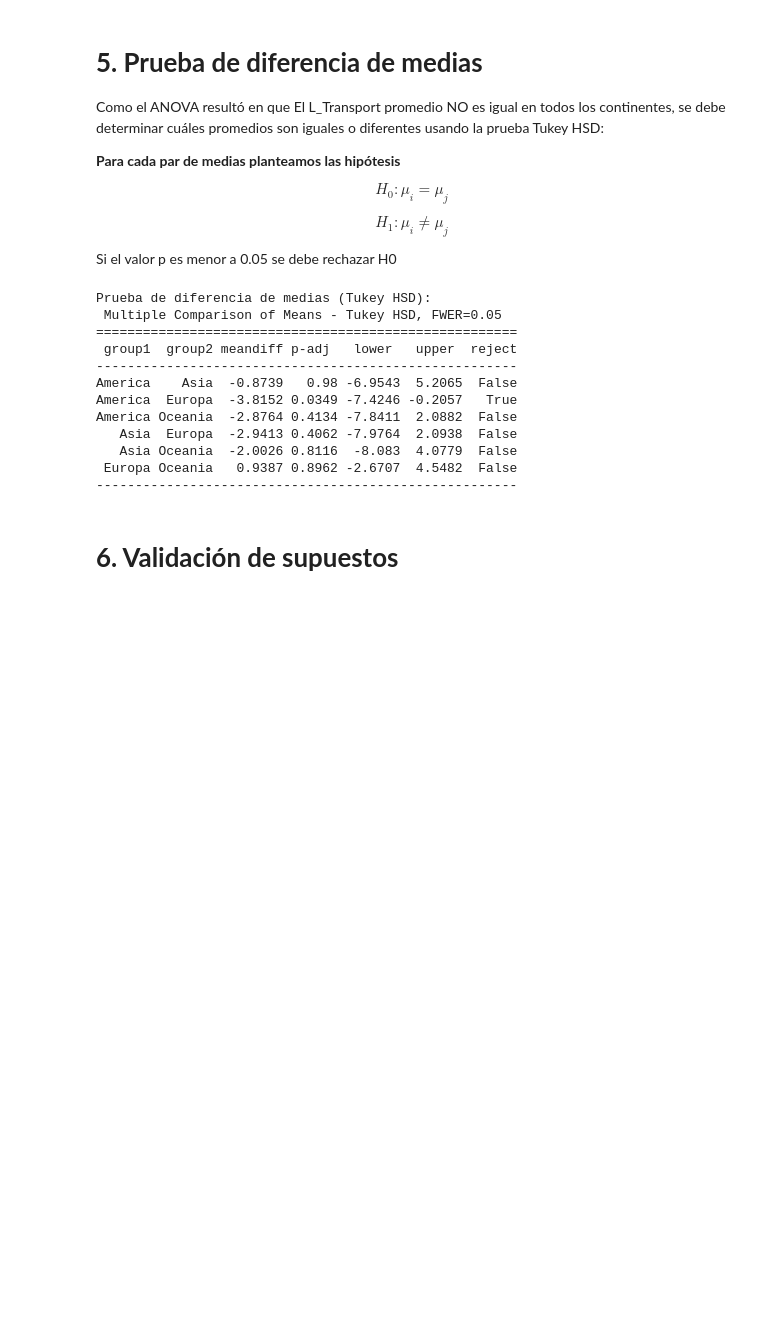
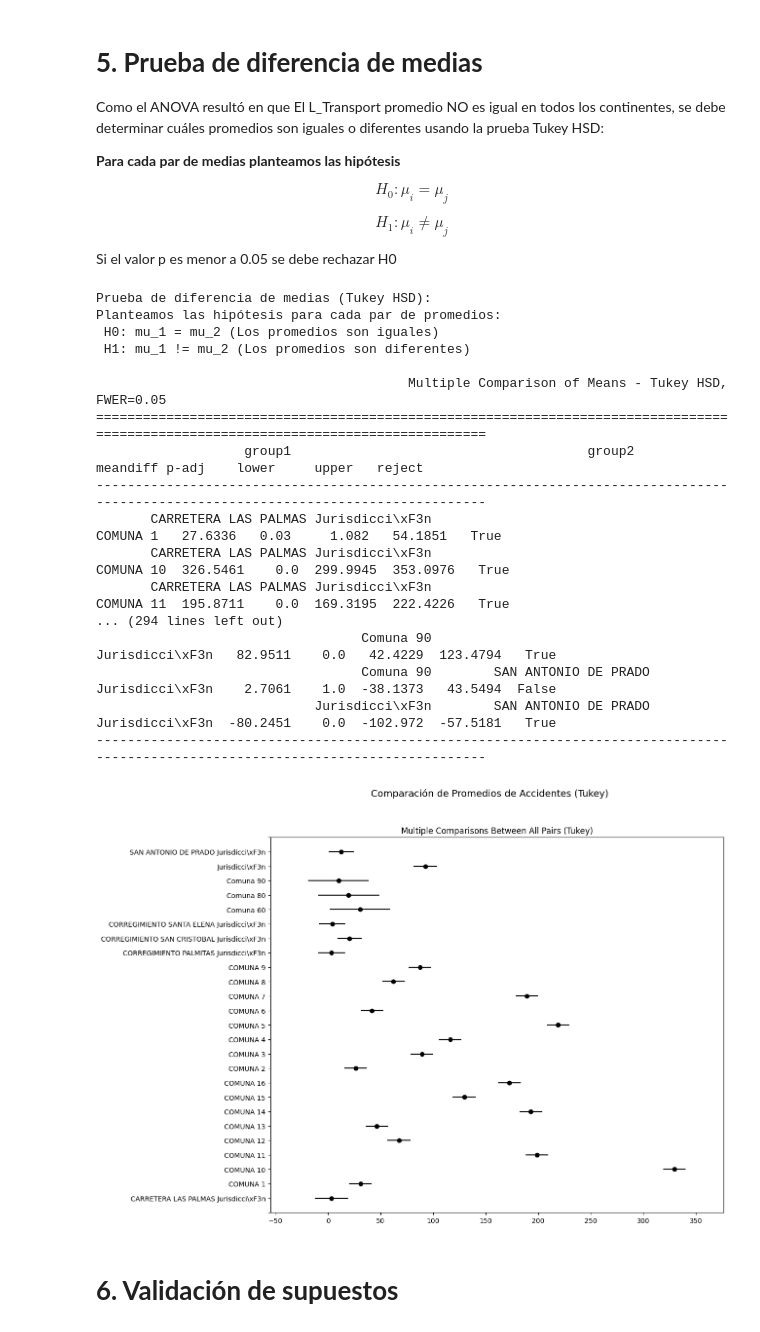
Before and after one commit to diegoVasquez600/Statistics_for_Analytics, a Jupyter notebook: ANOVA_est_IUPB_Diego_Rios_Vasquez_Juan_David_Perez.ipynb, the cells around one changed output. Saved outputs shown, nothing was run; the diff lists cells and outputs as text; code cells hidden in the pictures; blank space fills up the shorter version.

```diff
--- a/ANOVA_est_IUPB_Diego_Rios_Vasquez_Juan_David_Perez.ipynb
+++ b/ANOVA_est_IUPB_Diego_Rios_Vasquez_Juan_David_Perez.ipynb
@@ -190,0 +220,16 @@ Como 0.0252 < 0.05, se debe rechazar H0, lo que indica que El L_Transport promed
+# %%
+# ANOVA
+print("\nANOVA:")
+modelo_anova = ols('CANTIDAD_ACCIDENTES ~ C(ZONA)', data=df_anova).fit()
+tabla_anova = sm.stats.anova_lm(modelo_anova, typ=2)
+
+print("=== TABLA ANOVA ===")
+print(tabla_anova)
+
+p_valor_anova = tabla_anova.loc['C(ZONA)', 'PR(>F)']
+print("\n=== CONCLUSIÓN ANOVA ===")
+if p_valor_anova < 0.05:
+    print(f"Como {p_valor_anova:.4e} < 0.05, RECHAZAMOS H0.")
+    print("Significa que SÍ existe una diferencia significativa en la cantidad de accidentes entre zonas.")
+else:
+    print(f"Como {p_valor_anova:.4f} >= 0.05, NO RECHAZAMOS H0.")
@@ -218,22 +270,40 @@ Como el ANOVA resultó en que El L_Transport promedio NO es igual en todos los c
  Si el valor p es menor a 0.05 se debe rechazar H0
 # %%
 # Post-hoc Tukey HSD test
-print("\nPrueba de diferencia de medias (Tukey HSD):")
-tukey = pairwise_tukeyhsd(endog=datos['L_Transport'], groups=datos['Continent'], alpha=0.05)
-print(tukey.summary())
+if p_valor_anova < 0.05:
+    print("\nPrueba de diferencia de medias (Tukey HSD):")
+    print("Planteamos las hipótesis para cada par de promedios:")
+    print(" H0: mu_1 = mu_2 (Los promedios son iguales)")
+    print(" H1: mu_1 != mu_2 (Los promedios son diferentes)\n")
+
+    tukey = pairwise_tukeyhsd(endog=df_anova['CANTIDAD_ACCIDENTES'],
+                              groups=df_anova['ZONA'],
+                              alpha=0.05)
+    print(tukey.summary())
+
+    # Graficar
+    fig = tukey.plot_simultaneous(figsize=(12, 10))
+    fig.suptitle('Comparación de Promedios de Accidentes (Tukey)', fontsize=14)
+    plt.show()
 # %% [output]
 Prueba de diferencia de medias (Tukey HSD):
- Multiple Comparison of Means - Tukey HSD, FWER=0.05
-======================================================
- group1  group2 meandiff p-adj   lower   upper  reject
-------------------------------------------------------
-America    Asia  -0.8739   0.98 -6.9543  5.2065  False
-America  Europa  -3.8152 0.0349 -7.4246 -0.2057   True
-America Oceania  -2.8764 0.4134 -7.8411  2.0882  False
-   Asia  Europa  -2.9413 0.4062 -7.9764  2.0938  False
-   Asia Oceania  -2.0026 0.8116  -8.083  4.0779  False
- Europa Oceania   0.9387 0.8962 -2.6707  4.5482  False
-------------------------------------------------------
+Planteamos las hipótesis para cada par de promedios:
+ H0: mu_1 = mu_2 (Los promedios son iguales)
+ H1: mu_1 != mu_2 (Los promedios son diferentes)
+
+                                        Multiple Comparison of Means - Tukey HSD, FWER=0.05
+===================================================================================================================================
+                   group1                                      group2                    meandiff p-adj    lower     upper   reject
+-----------------------------------------------------------------------------------------------------------------------------------
+       CARRETERA LAS PALMAS Jurisdicci\xF3n                                    COMUNA 1   27.6336   0.03     1.082   54.1851   True
+       CARRETERA LAS PALMAS Jurisdicci\xF3n                                   COMUNA 10  326.5461    0.0  299.9945  353.0976   True
+       CARRETERA LAS PALMAS Jurisdicci\xF3n                                   COMUNA 11  195.8711    0.0  169.3195  222.4226   True
+... (294 lines left out)
+                                  Comuna 90                             Jurisdicci\xF3n   82.9511    0.0   42.4229  123.4794   True
+                                  Comuna 90        SAN ANTONIO DE PRADO Jurisdicci\xF3n    2.7061    1.0  -38.1373   43.5494  False
+                            Jurisdicci\xF3n        SAN ANTONIO DE PRADO Jurisdicci\xF3n  -80.2451    0.0  -102.972  -57.5181   True
+-----------------------------------------------------------------------------------------------------------------------------------
+[figure, added]
 # %% [markdown]
 # **6. Validación de supuestos**
 # %% [markdown]
```
Also changed, not shown: parts of 23 cells of this notebook.
